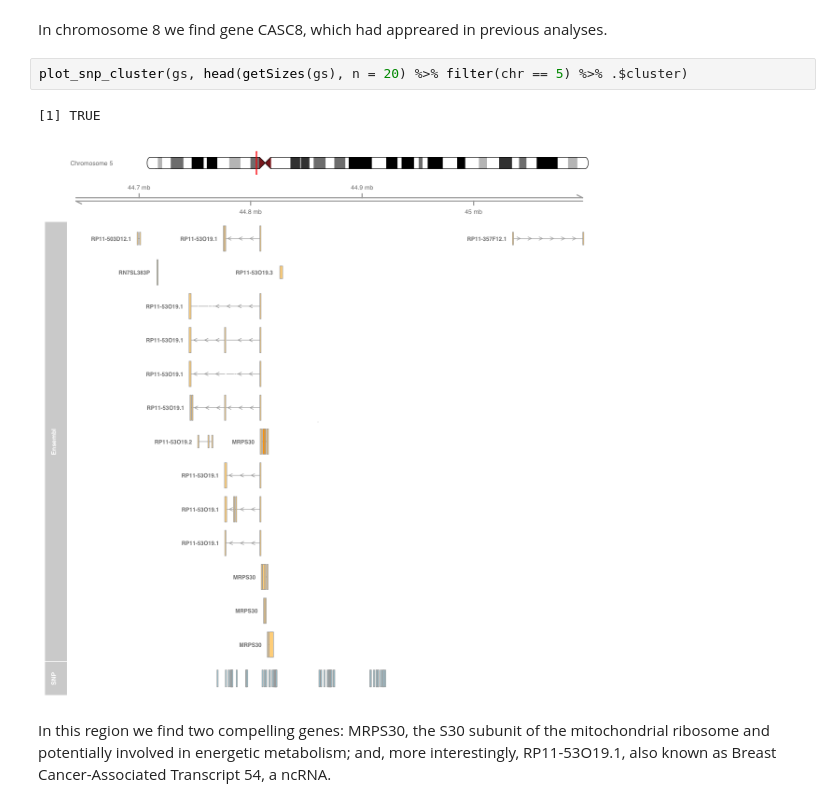
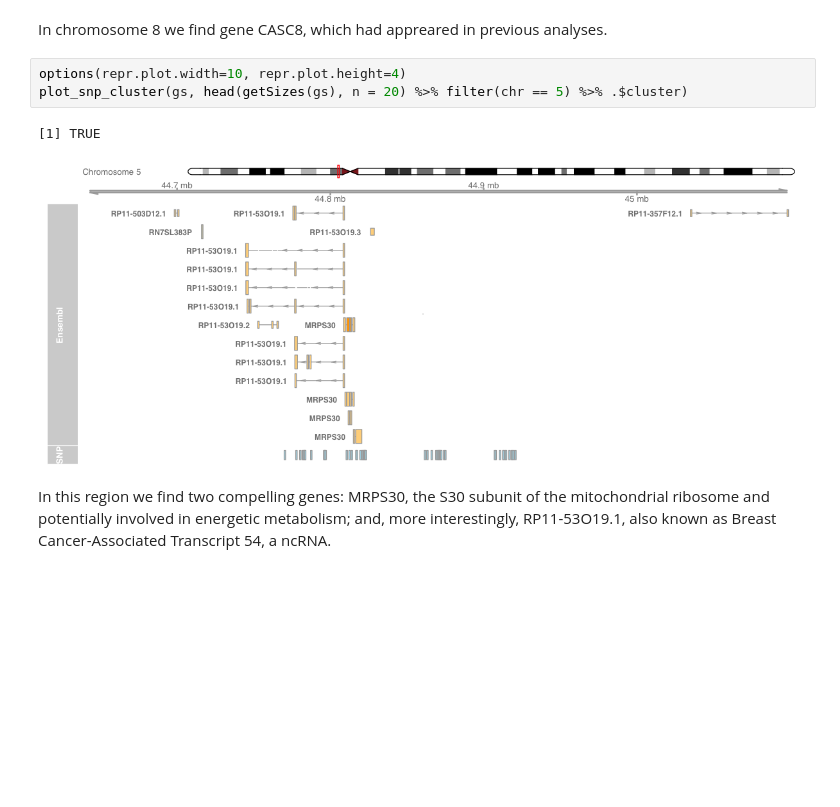
Before and after one commit to hclimente/genewa, a Jupyter notebook: results/evo/evo_analysis.ipynb, the cells around one changed output. Saved outputs shown, nothing was run; the diff lists cells and outputs as text; blank space fills up the shorter version.

```diff
--- a/results/evo/evo_analysis.ipynb
+++ b/results/evo/evo_analysis.ipynb
@@ -101,10 +102,11 @@ plot_snp_cluster(gs, head(getSizes(gs), n = 20) %>% filter(chr == 8) %>% .$clust
 # %% [markdown]
 In chromosome 8 we find gene CASC8, which had appreared in previous analyses.
 # %%
+options(repr.plot.width=10, repr.plot.height=4)
 plot_snp_cluster(gs, head(getSizes(gs), n = 20) %>% filter(chr == 5) %>% .$cluster)
 # %% [output]
 [1] TRUE
-[figure, old version]
+[figure, new version]
 # %% [markdown]
 In this region we find two compelling genes: MRPS30, the S30 subunit of the mitochondrial ribosome and potentially involved in energetic metabolism; and, more interestingly, RP11-53O19.1, also known as Breast Cancer-Associated Transcript 54, a ncRNA.
 # %%
```
Also changed, not shown: parts of 16 cells of this notebook.
